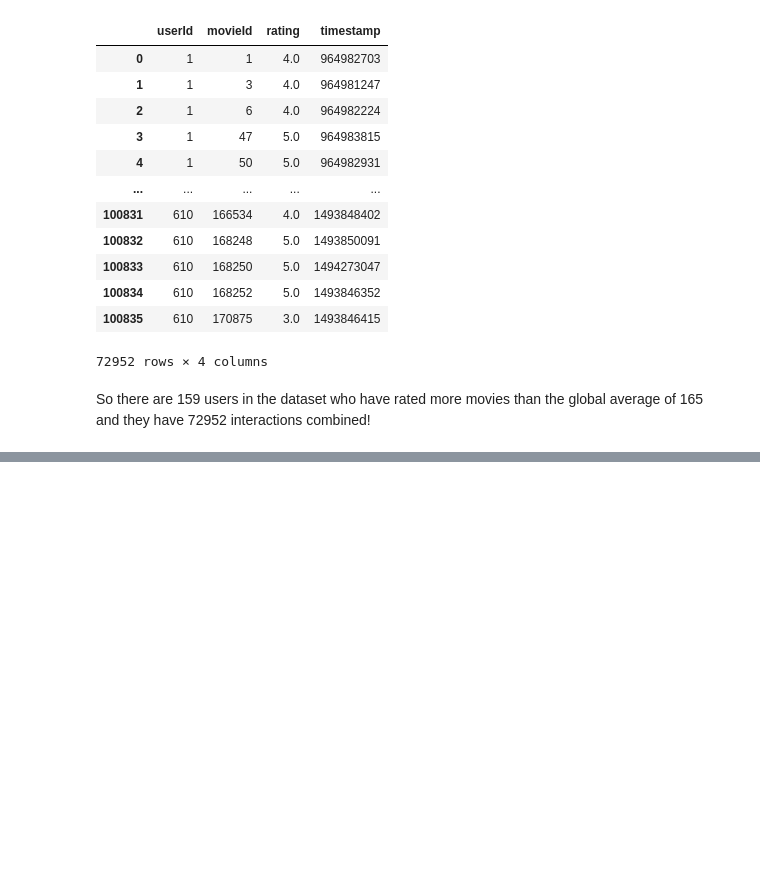
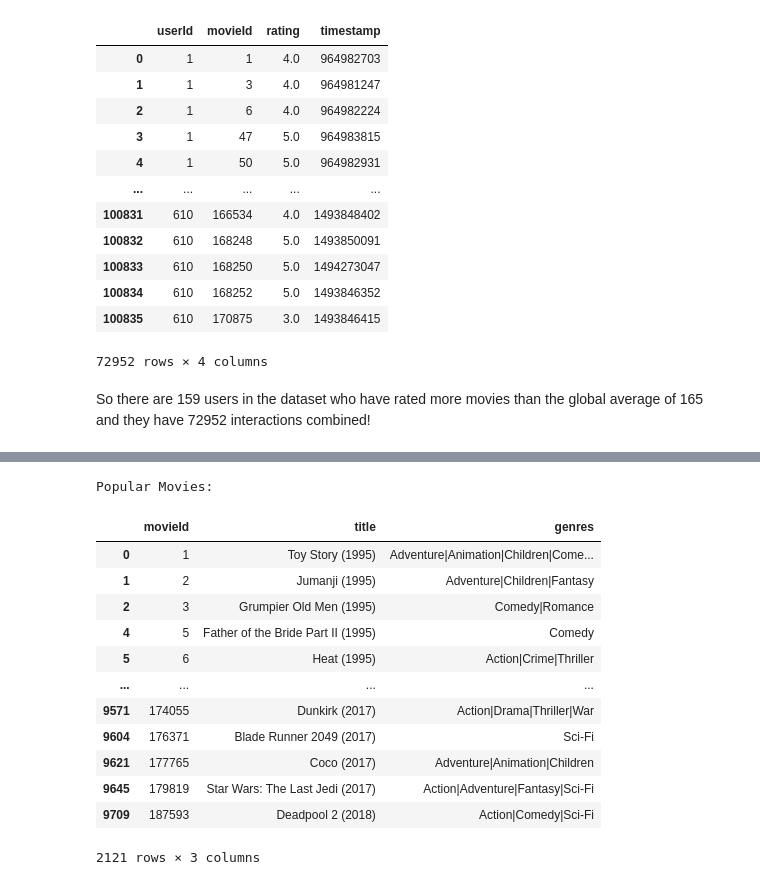
Before and after one commit to bhaskrr/next-gen-recommenders, a Jupyter notebook: notebooks/01_eda.ipynb, the cells around one changed output, grey strips where cells are left out. Drawn from its saved outputs; the diff is of its cells as text; code cells hidden in the pictures; blank space fills up the shorter version.

```diff
--- a/notebooks/01_eda.ipynb
+++ b/notebooks/01_eda.ipynb
@@ -209,0 +219,3 @@ So there are 159 users in the dataset who have rated more movies than the global
+# %%
+movie_rating_count = ratings.groupby("movieId")["rating"].agg(["count"])
+movie_rating_count
@@ -209,0 +239,6 @@ So there are 159 users in the dataset who have rated more movies than the global
+# %%
+mean_movie_rating_count = movie_rating_count["count"].mean()
+print("Average number of ratings for each movie:", int(mean_movie_rating_count))
+
+popular_movies = movie_rating_count[movie_rating_count["count"] >= int(mean_movie_rating_count)].index
+print("Number of movies with rating count more than gloabl average:", len(popular_movies))
@@ -209,0 +267,19 @@ So there are 159 users in the dataset who have rated more movies than the global
+# %%
+print("Popular Movies:")
+
+movies[movies["movieId"].isin(popular_movies)]
+# %% [output]
+Popular Movies:
+|  | movieId | title | genres |
+| 0 | 1 | Toy Story (1995) | Adventure|Animation|Children|Come... |
+| 1 | 2 | Jumanji (1995) | Adventure|Children|Fantasy |
+| 2 | 3 | Grumpier Old Men (1995) | Comedy|Romance |
+| 4 | 5 | Father of the Bride Part II (1995) | Comedy |
+| 5 | 6 | Heat (1995) | Action|Crime|Thriller |
+| ... | ... | ... | ... |
+| 9571 | 174055 | Dunkirk (2017) | Action|Drama|Thriller|War |
+| 9604 | 176371 | Blade Runner 2049 (2017) | Sci-Fi |
+| 9621 | 177765 | Coco (2017) | Adventure|Animation|Children |
+| 9645 | 179819 | Star Wars: The Last Jedi (2017) | Action|Adventure|Fantasy|Sci-Fi |
+| 9709 | 187593 | Deadpool 2 (2018) | Action|Comedy|Sci-Fi |
+2121 rows × 3 columns
```
Also changed, not shown: parts of 11 cells of this notebook.
